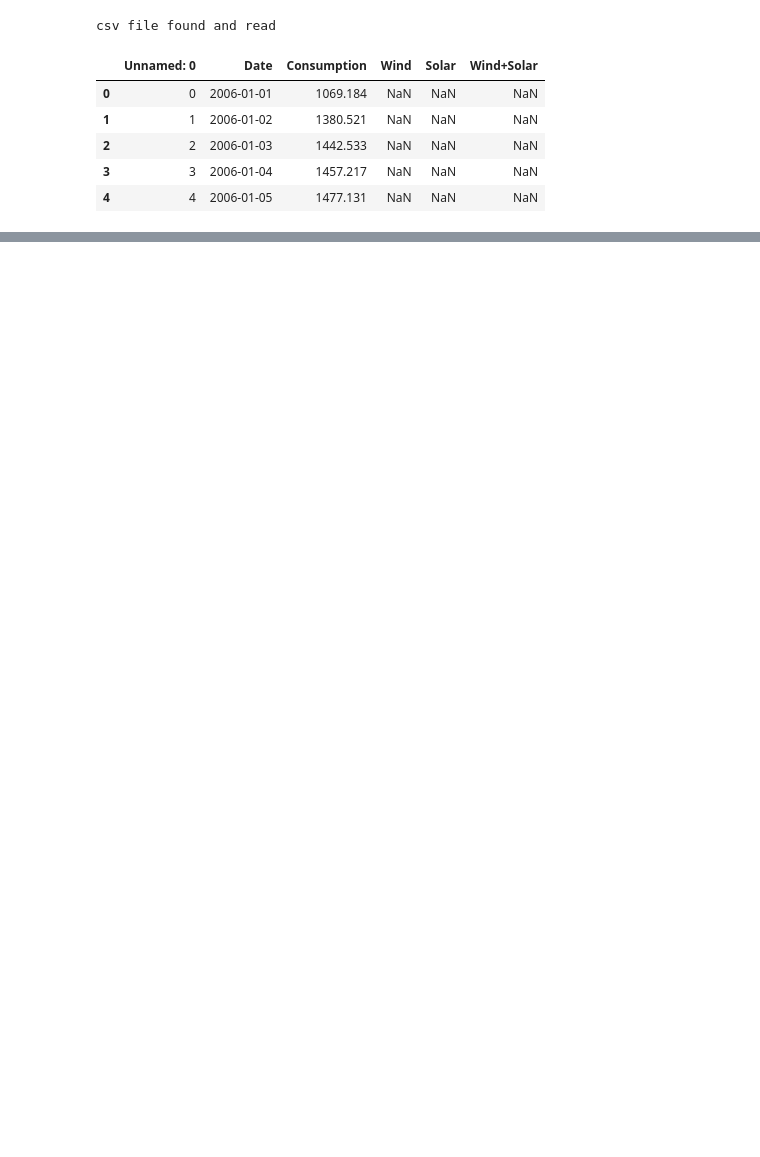
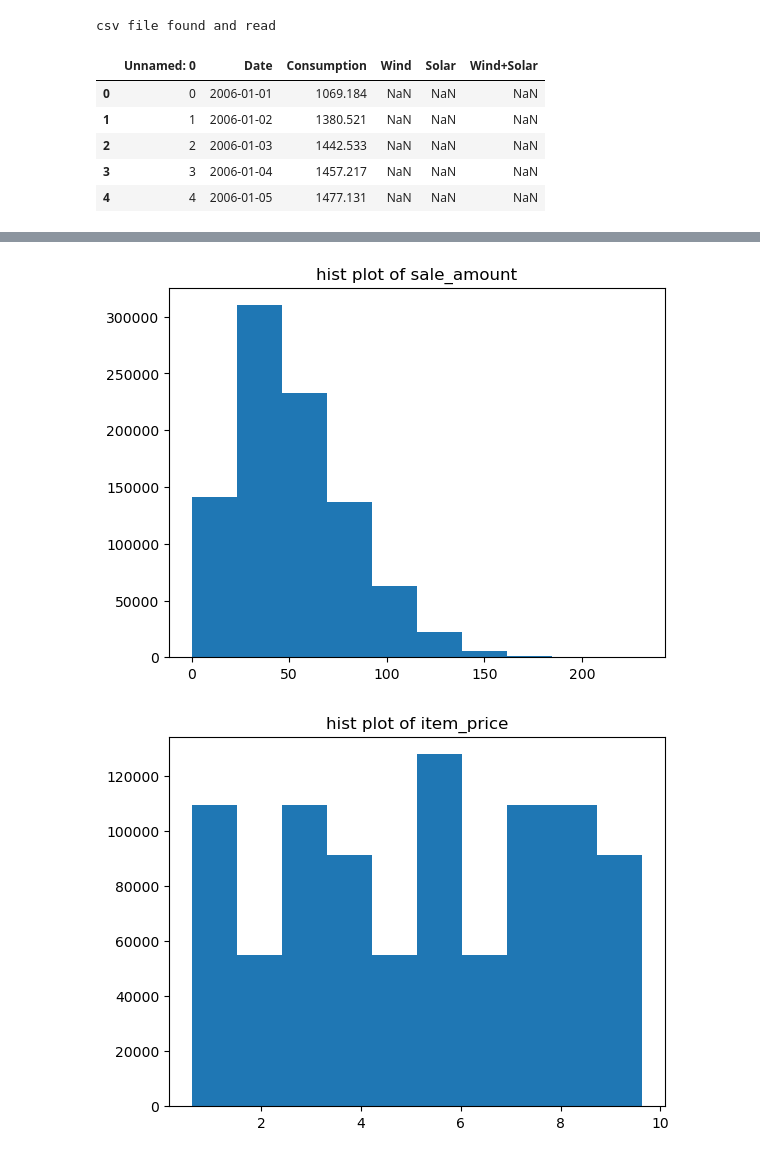
Before and after one commit to corey-hermesch/time-series-exercises, a Jupyter notebook: acquire_notebook.ipynb, the cells around one changed output, grey strips where cells are left out. Cells and saved outputs as stored; diff of their text form; code cells hidden in the pictures; blank space fills up the shorter version.

```diff
--- a/acquire_notebook.ipynb
+++ b/acquire_notebook.ipynb
@@ -293,0 +407,7 @@ csv file found and read
+# %%
+# using this code and sending in the format argument made it run a LOT faster
+df.sale_date = pd.to_datetime(df.sale_date, format= '%a, %d %b %Y')
+# %%
+df = df.set_index('sale_date')
+# %%
+df = df.sort_index()
@@ -293,0 +478,4 @@ csv file found and read
+# %%
+# so I can drop item, store, item_upc12 and keep item_id, store_id, item_upc14
+df = df.drop(columns=['item', 'store', 'item_upc12'])
+df.head()
@@ -293,0 +490,11 @@ csv file found and read
+# %%
+# get to know data: plot distribution of sale_amount and item_price
+# target = sale_amount
+
+for col in ['sale_amount', 'item_price']:
+    plt.hist(df[col])
+    plt.title(f'hist plot of {col}')
+    plt.show()
+# %% [output]
+[figure, added]
+[figure, added]
```
Also changed, not shown: parts of 76 cells of this notebook, 3 other files.
